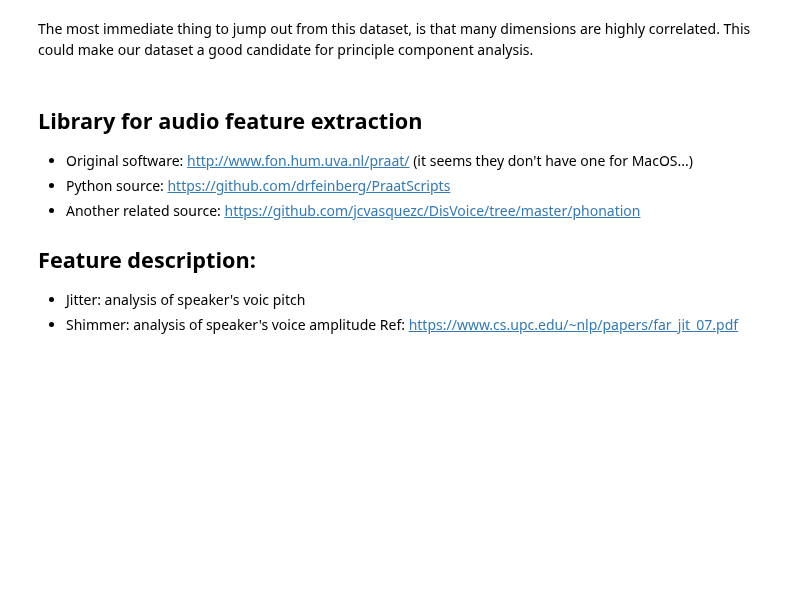
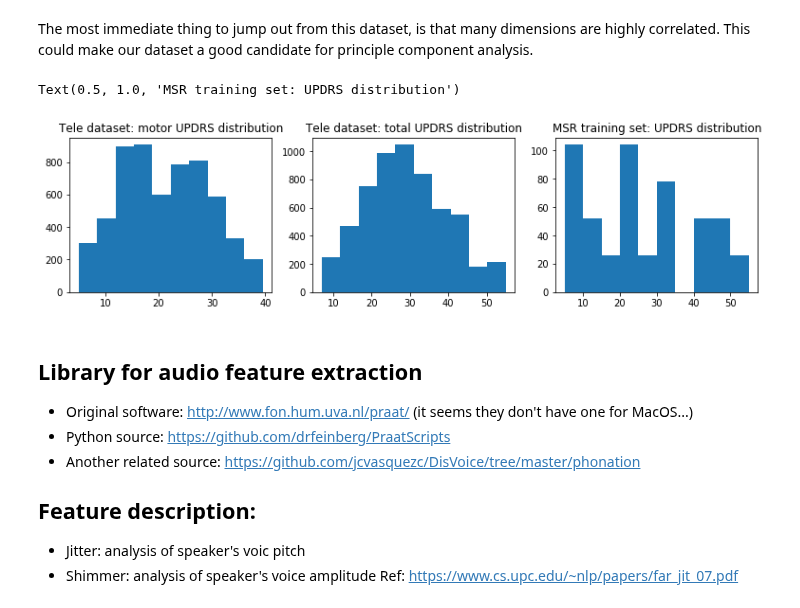
Before and after one commit to adachille/parkinsons-detector, a Jupyter notebook: parkinsons-data-exploration.ipynb, the cells around one changed output. Saved outputs shown, nothing was run; the diff lists cells and outputs as text; code cells hidden in the pictures; blank space fills up the shorter version.

Commit message:
add UPDRS label distribution

```diff
--- a/parkinsons-data-exploration.ipynb
+++ b/parkinsons-data-exploration.ipynb
@@ -145,6 +149,21 @@ make_corr_vis(filename, name, data, columns)
 [figure]
 # %% [markdown]
 The most immediate thing to jump out from this dataset, is that many dimensions are highly correlated. This could make our dataset a good candidate for principle component analysis.
+# %%
+import matplotlib.pyplot as plt
+fig = plt.figure(figsize=(13, 3))
+ax1 = fig.add_subplot(1, 3, 1)
+ax1.hist(te['motor_UPDRS'])
+ax1.set_title('Tele dataset: motor UPDRS distribution')
+ax2 = fig.add_subplot(1, 3, 2)
+ax2.hist(te['total_UPDRS'])
+ax2.set_title('Tele dataset: total UPDRS distribution')
+ax3 = fig.add_subplot(1, 3, 3)
+ax3.hist(msr_train['UPDRS'][:int(len(msr_train['UPDRS'])/2)])
+ax3.set_title('MSR training set: UPDRS distribution')
+# %% [output]
+Text(0.5, 1.0, 'MSR training set: UPDRS distribution')
+[figure, added]
 # %% [markdown]
 ## Library for audio feature extraction
 - Original software: http://www.fon.hum.uva.nl/praat/ (it seems they don't have one for MacOS...)
```
Also changed, not shown: parts of 2 cells of this notebook.
